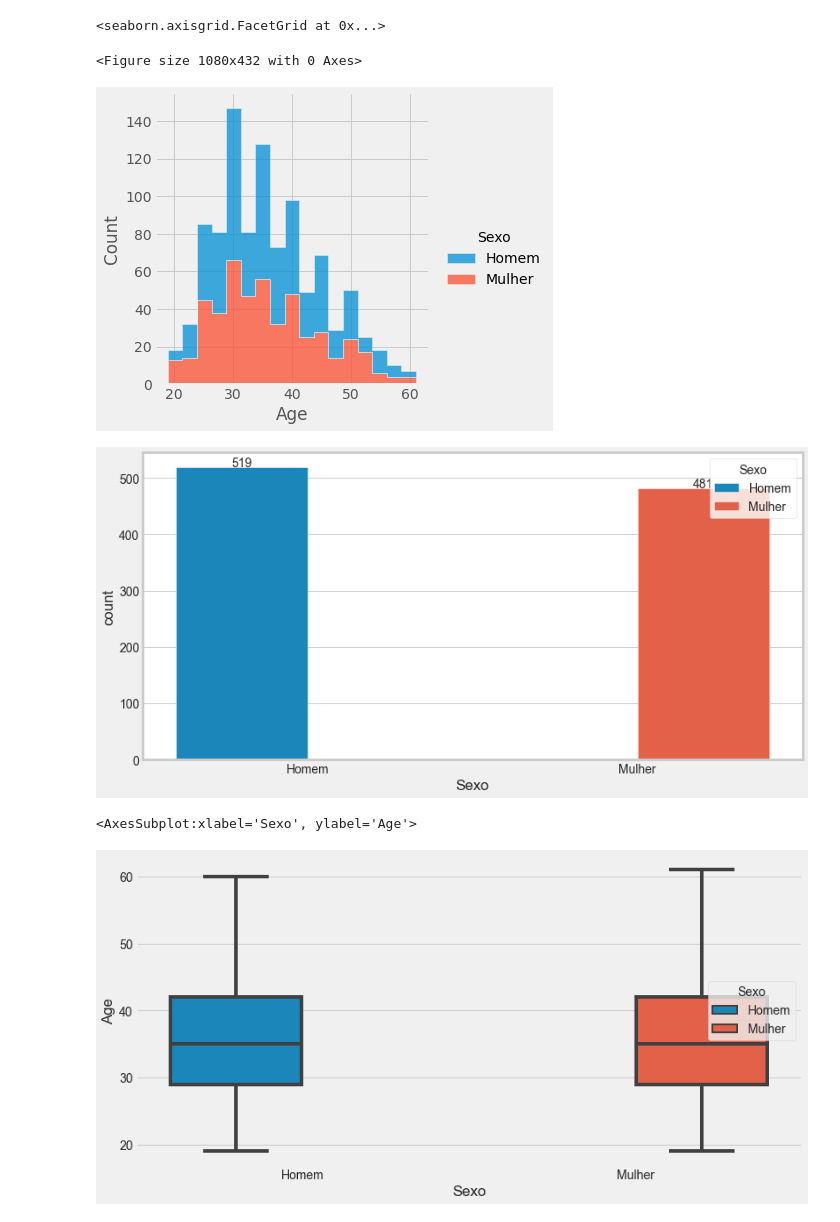
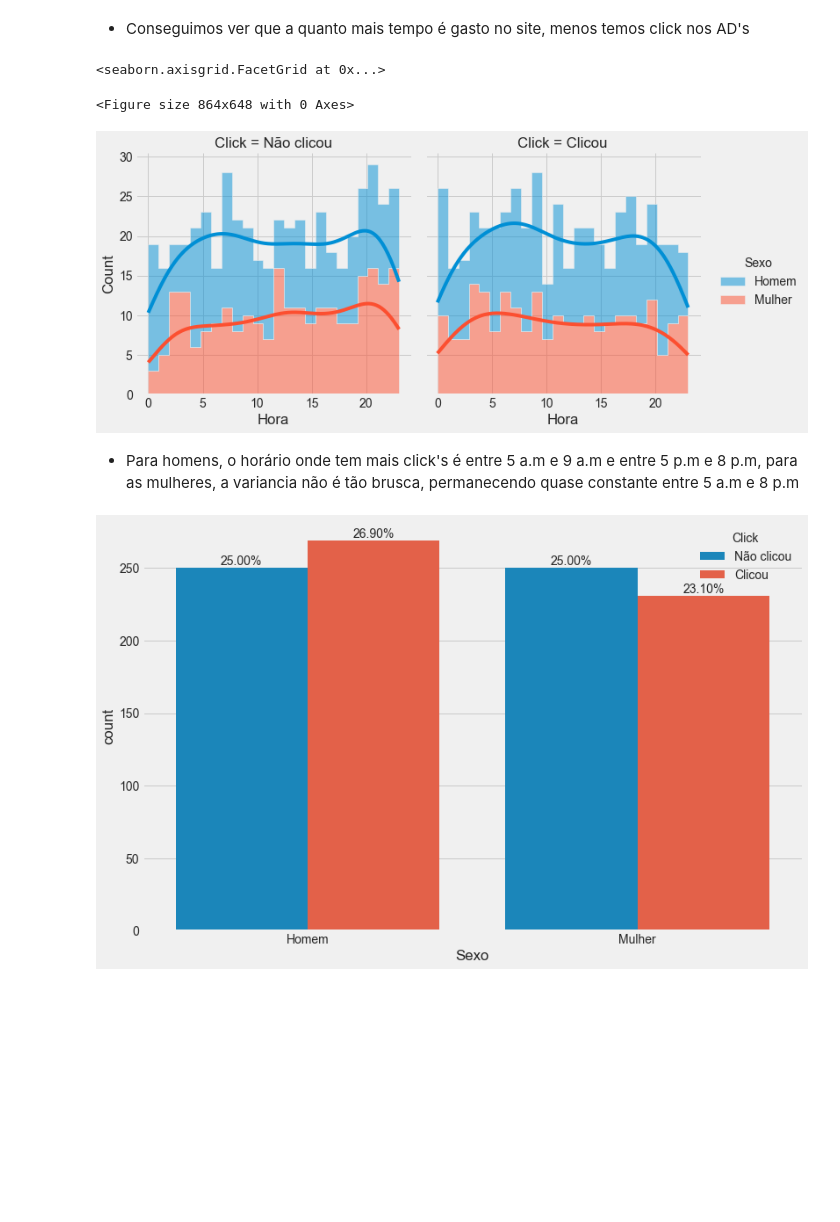
Before and after one commit to danjour/Data-Science, a Jupyter notebook: Advertising.ipynb, the cells around one changed output. Saved outputs shown, nothing was run; the diff lists cells and outputs as text; code cells hidden in the pictures; blank space fills up the shorter version.

```diff
--- a/Advertising.ipynb
+++ b/Advertising.ipynb
@@ -7,7 +7,7 @@ import math
 import warnings
 import geopy
 warnings.filterwarnings('ignore')
-plt.style.use('ggplot')
+plt.style.use('seaborn-darkgrid')
 # %%
 df= pd.read_csv("advertising.csv")
 # %%
@@ -23,0 +28,3 @@ df.rename({'Male': 'Sex'}, axis=1, inplace=True)
+# %%
+def extrair(coluna):
+    return coluna[11:13]
@@ -23,0 +33,2 @@ df.rename({'Male': 'Sex'}, axis=1, inplace=True)
+# %%
+df['Hora'] = pd.to_numeric(df['Timestamp'].map(extrair))
@@ -58,23 +119,19 @@ df['Click'] = df['Clicked on Ad'].map(Ad)
+# %% [markdown]
+- Conseguimos ver que a quanto mais tempo é gasto no site, menos temos click nos AD's
 # %%
-plt.figure(figsize=(15,6))
-plt.style.use('fivethirtyeight')
-sns.displot(x='Age',hue='Sexo',data=df,element="step",multiple="stack")
+plt.figure(figsize=(12,9))
+sns.displot(data=df,x="Hora",col="Click",kde=True,bins=24,hue="Sexo",element="step",multiple="stack")
 # %% [output]
 <seaborn.axisgrid.FacetGrid at 0x...>
-<Figure size 1080x432 with 0 Axes>
+<Figure size 864x648 with 0 Axes>
-[figure, old version]
+[figure, new version]
+# %% [markdown]
+- Para homens, o horário onde tem mais click's é entre 5 a.m e 9 a.m e entre 5 p.m e 8 p.m, para as mulheres, a variancia não é tão brusca, permanecendo quase constante entre 5 a.m e 8 p.m
 # %%
-plt.figure(figsize=(12,6))
-sns.set_style('whitegrid')
-ax=sns.countplot(x='Sexo',data=df,hue='Sexo')
+
+plt.figure(figsize=(12,8))
+ax=sns.countplot(x='Sexo',data=df,hue='Click')
 for p in ax.patches:
-    ax.annotate('{:0.0f}'.format(p.get_height()), (p.get_x()+0.2, p.get_height()+2),ha='center')
+    ax.annotate('{:0.2f}%'.format(p.get_height()/len(df)*100), (p.get_x()+0.2, p.get_height()+2),ha='center')
 # %% [output]
-[figure, old version]
+[figure, new version]
-# %%
-plt.style.use('fivethirtyeight')
-plt.figure(figsize=(12,6))
-sns.boxplot(x='Sexo',y='Age',hue='Sexo',data=df)
-# %% [output]
-<AxesSubplot:xlabel='Sexo', ylabel='Age'>
-[figure, removed]
```
Also changed, not shown: parts of 34 cells of this notebook.
